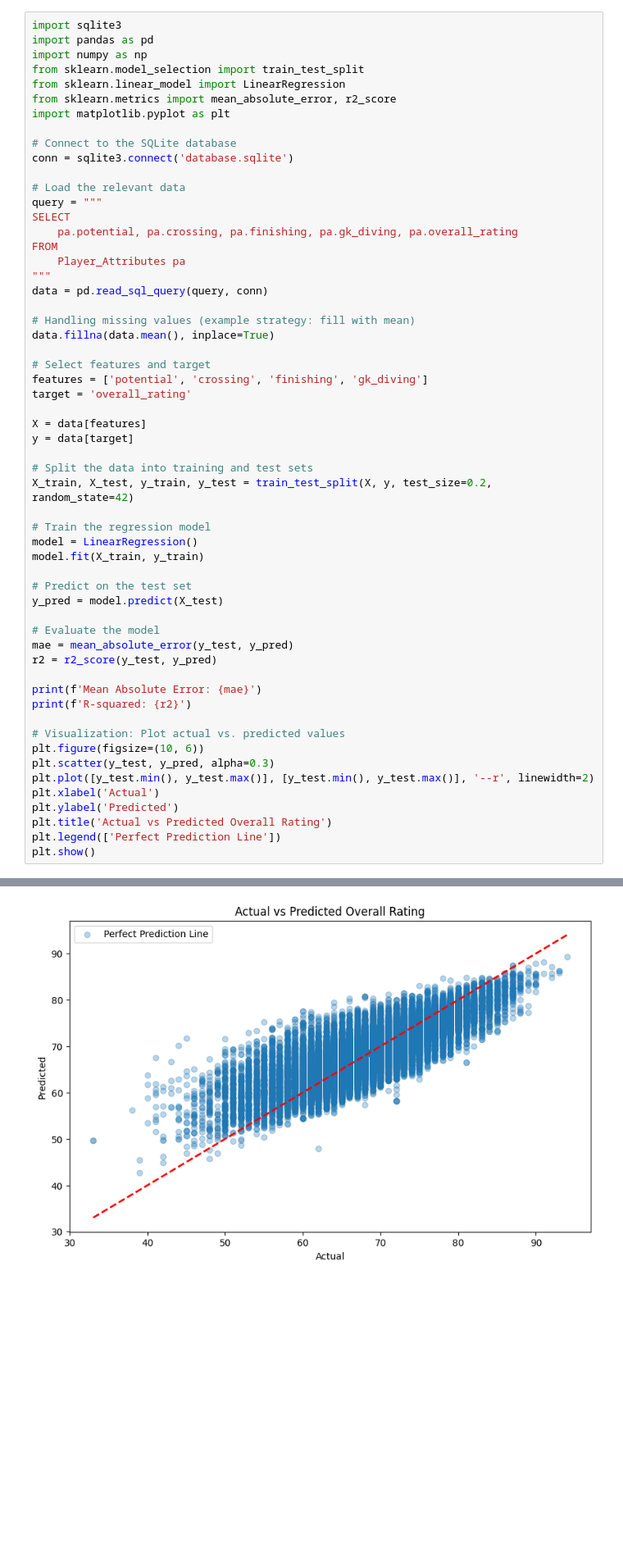
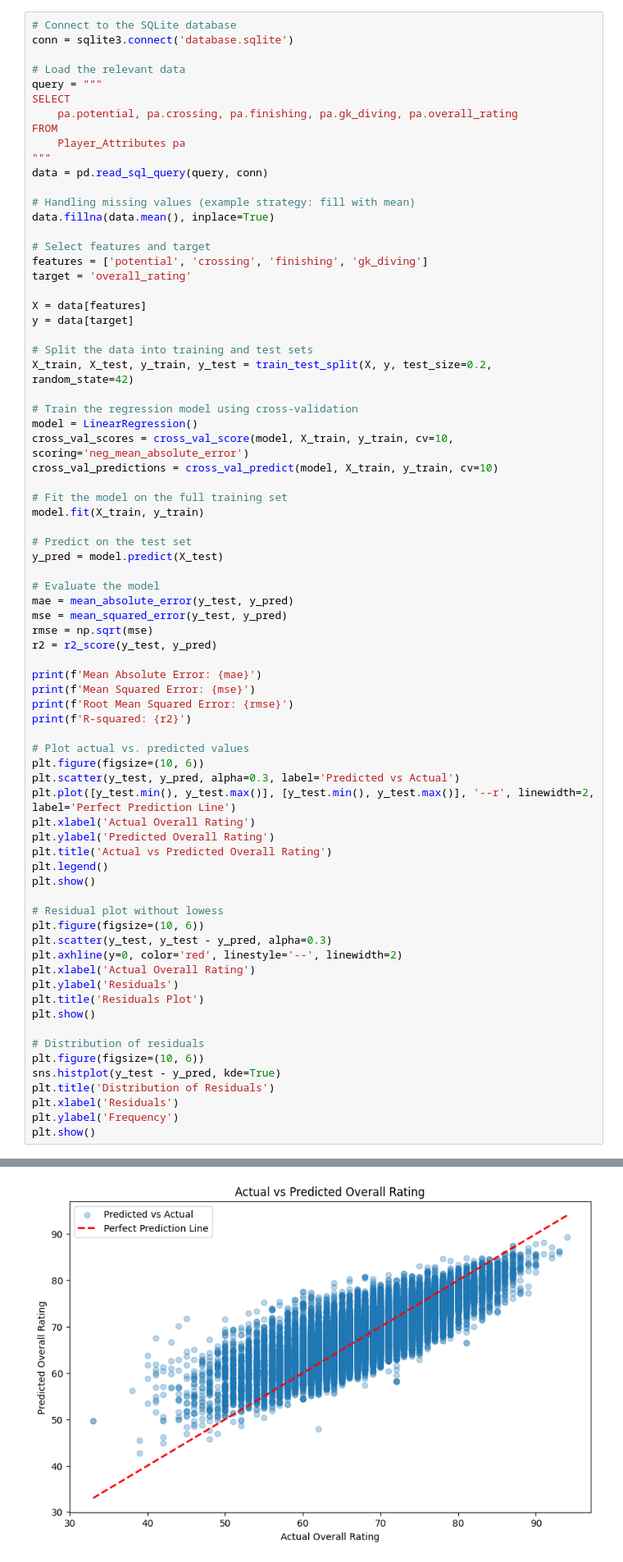
Before and after one commit to MNWinn/MNWinn.github.io, a Jupyter notebook: finalproject.ipynb, the cells around one changed output, grey strips where cells are left out. Shown at 82% size. Cells and saved outputs as stored; diff of their text form; blank space fills up the shorter version.

```diff
--- a/finalproject.ipynb
+++ b/finalproject.ipynb
@@ -274,14 +279,6 @@ plt.show()
 # %% [markdown]
 Based on the data exploration, we will use a regression technique to predict player ratings. The features selected for this analysis are potential, crossing, finishing, and goalkeeping diving attributes.
 # %%
-import sqlite3
-import pandas as pd
-import numpy as np
-from sklearn.model_selection import train_test_split
-from sklearn.linear_model import LinearRegression
-from sklearn.metrics import mean_absolute_error, r2_score
-import matplotlib.pyplot as plt
-
 # Connect to the SQLite database
 conn = sqlite3.connect('database.sqlite')
 
@@ -307,8 +304,12 @@ y = data[target]
 # Split the data into training and test sets
 X_train, X_test, y_train, y_test = train_test_split(X, y, test_size=0.2, random_state=42)
 
-# Train the regression model
+# Train the regression model using cross-validation
 model = LinearRegression()
+cross_val_scores = cross_val_score(model, X_train, y_train, cv=10, scoring='neg_mean_absolute_error')
+cross_val_predictions = cross_val_predict(model, X_train, y_train, cv=10)
+
+# Fit the model on the full training set
 model.fit(X_train, y_train)
 
 # Predict on the test set
@@ -316,19 +317,40 @@ y_pred = model.predict(X_test)
 
 # Evaluate the model
 mae = mean_absolute_error(y_test, y_pred)
+mse = mean_squared_error(y_test, y_pred)
+rmse = np.sqrt(mse)
 r2 = r2_score(y_test, y_pred)
 
 print(f'Mean Absolute Error: {mae}')
+print(f'Mean Squared Error: {mse}')
+print(f'Root Mean Squared Error: {rmse}')
 print(f'R-squared: {r2}')
 
-# Visualization: Plot actual vs. predicted values
+# Plot actual vs. predicted values
 plt.figure(figsize=(10, 6))
-plt.scatter(y_test, y_pred, alpha=0.3)
-plt.plot([y_test.min(), y_test.max()], [y_test.min(), y_test.max()], '--r', linewidth=2)
-plt.xlabel('Actual')
-plt.ylabel('Predicted')
+plt.scatter(y_test, y_pred, alpha=0.3, label='Predicted vs Actual')
+plt.plot([y_test.min(), y_test.max()], [y_test.min(), y_test.max()], '--r', linewidth=2, label='Perfect Prediction Line')
+plt.xlabel('Actual Overall Rating')
+plt.ylabel('Predicted Overall Rating')
 plt.title('Actual vs Predicted Overall Rating')
-plt.legend(['Perfect Prediction Line'])
+plt.legend()
 plt.show()
+
+# Residual plot without lowess
+plt.figure(figsize=(10, 6))
+plt.scatter(y_test, y_test - y_pred, alpha=0.3)
+plt.axhline(y=0, color='red', linestyle='--', linewidth=2)
+plt.xlabel('Actual Overall Rating')
+plt.ylabel('Residuals')
+plt.title('Residuals Plot')
+plt.show()
+
+# Distribution of residuals
+plt.figure(figsize=(10, 6))
+sns.histplot(y_test - y_pred, kde=True)
+plt.title('Distribution of Residuals')
+plt.xlabel('Residuals')
+plt.ylabel('Frequency')
+plt.show()
 # %% [output]
 Mean Absolute Error: 3.267139436579749
@@ -335,2 +359,2 @@ Mean Absolute Error: 3.267139436579749
 R-squared: 0.6445548763329775
-[figure, old version]
+[figure, new version]
```
Also changed, not shown: parts of 24 cells of this notebook, 1 other file.
